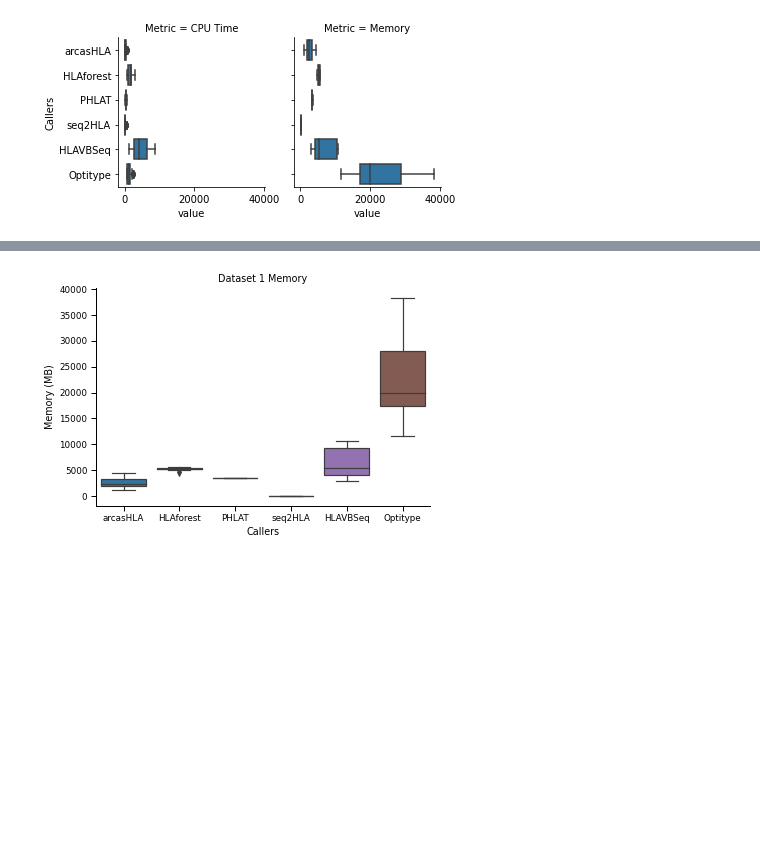
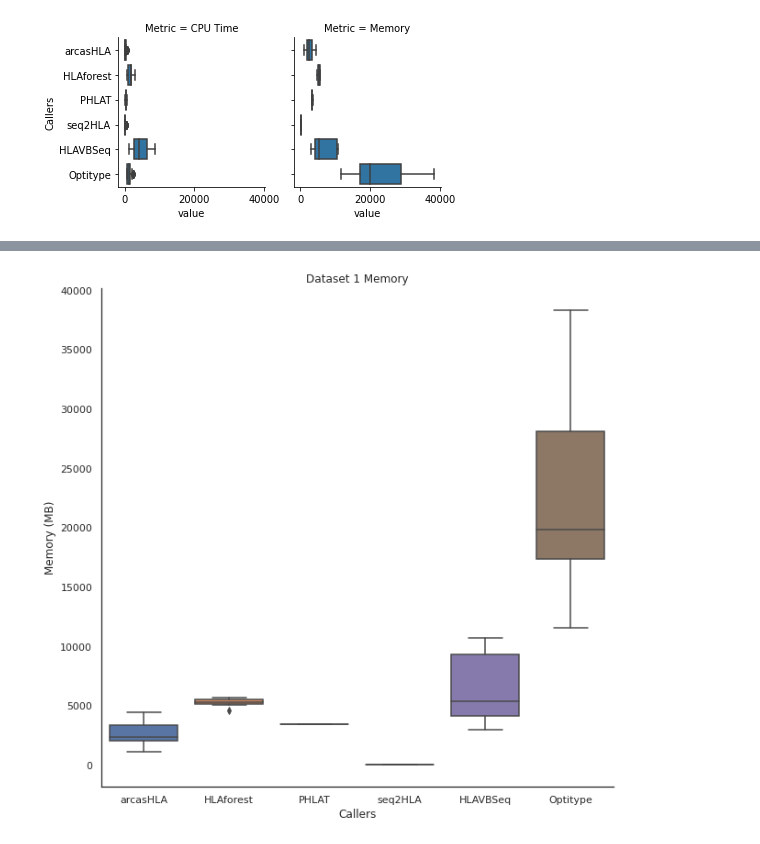
Before and after one commit to ydottie/hlaproject, a Jupyter notebook: notebooks/CPU_Memory.ipynb, the cells around one changed output, grey strips where cells are left out. Saved outputs shown, nothing was run; the diff lists cells and outputs as text; code cells hidden in the pictures; blank space fills up the shorter version.

```diff
--- a/notebooks/CPU_Memory.ipynb
+++ b/notebooks/CPU_Memory.ipynb
@@ -62,6 +62,8 @@ g.map_dataframe(sns.boxplot, x="value", y="Callers")
 # %%
 sns.set_context("paper")
 sns.color_palette("pastel")
+sns.set(rc={'figure.figsize':(10,10)})
+sns.set_style("white")
 ax = sns.boxplot(x="Callers",y="CPU Time", data=cpu)
 ax.set_ylabel("CPU Time (s)")
 ax.set_xlabel("Callers")
@@ -73,11 +75,13 @@ plt.savefig('../Figures/d1_cpu.png',bbox_inches ="tight",dpi=300)
 # %%
 sns.set_context("paper")
 sns.color_palette("pastel")
+sns.set(rc={'figure.figsize':(10,10)})
+sns.set_style("white")
 ax = sns.boxplot(x="Callers",y="Memory", data=memory)
 ax.set_ylabel("Memory (MB)")
 ax.set_xlabel("Callers")
 ax.set_title("Dataset 1 Memory")
 sns.despine()
 plt.savefig('../Figures/d1_memory.png',bbox_inches ="tight",dpi=300)
 # %% [output]
-[figure, old version]
+[figure, new version]
```
Also changed, not shown: parts of 1 cell of this notebook, 16 other files.
